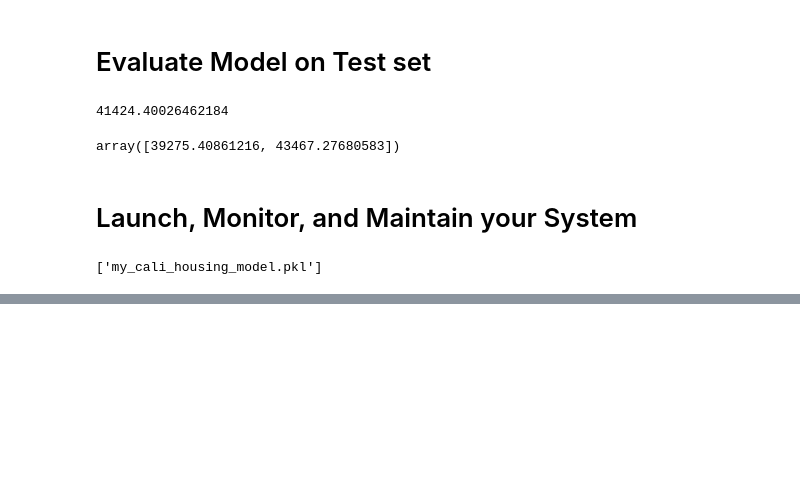
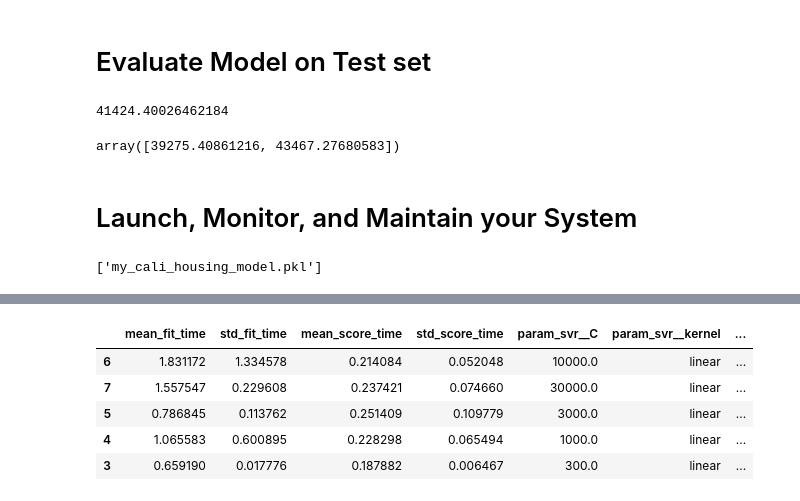
Before and after one commit to medhanies/hands_on_ml, a Jupyter notebook: house_price_predictor.ipynb, the cells around one changed output, grey strips where cells are left out. Drawn from its saved outputs; the diff is of its cells as text; code cells hidden in the pictures; blank space fills up the shorter version.

```diff
--- a/house_price_predictor.ipynb
+++ b/house_price_predictor.ipynb
@@ -794,0 +797,18 @@ joblib.dump(final_model, "my_cali_housing_model.pkl")
+# %%
+# grid search certain hyperparameters on a subset of training data
+# try a support vector machine regressor
+from sklearn.model_selection import GridSearchCV
+from sklearn.svm import SVR
+
+param_grid = [
+        {'svr__kernel': ['linear'], 'svr__C': [10., 30., 100., 300., 1000.,
+                                               3000., 10000., 30000.0]},
+        {'svr__kernel': ['rbf'], 'svr__C': [1.0, 3.0, 10., 30., 100., 300.,
+                                            1000.0],
+         'svr__gamma': [0.01, 0.03, 0.1, 0.3, 1.0, 3.0]},
+    ]
+
+svr_pipeline = Pipeline([("preprocessing", preprocessing), ("svr", SVR())])
+grid_search = GridSearchCV(svr_pipeline, param_grid, cv=3,
+                           scoring='neg_root_mean_squared_error')
+grid_search.fit(housing.iloc[:5000], housing_labels.iloc[:5000])
@@ -794,0 +833,11 @@ joblib.dump(final_model, "my_cali_housing_model.pkl")
+# %%
+cv_res = pd.DataFrame(grid_search.cv_results_)
+cv_res.sort_values(by="mean_test_score", ascending=False, inplace=True)
+cv_res.head()
+# %% [output]
+|  | mean_fit_time | std_fit_time | mean_score_time | std_score_time | param_svr__C | param_svr__kernel | ... |
+| 6 | 1.831172 | 1.334578 | 0.214084 | 0.052048 | 10000.0 | linear | ... |
+| 7 | 1.557547 | 0.229608 | 0.237421 | 0.074660 | 30000.0 | linear | ... |
+| 5 | 0.786845 | 0.113762 | 0.251409 | 0.109779 | 3000.0 | linear | ... |
+| 4 | 1.065583 | 0.600895 | 0.228298 | 0.065494 | 1000.0 | linear | ... |
+| 3 | 0.659190 | 0.017776 | 0.187882 | 0.006467 | 300.0 | linear | ... |
```
Also changed, not shown: parts of 23 cells of this notebook.
